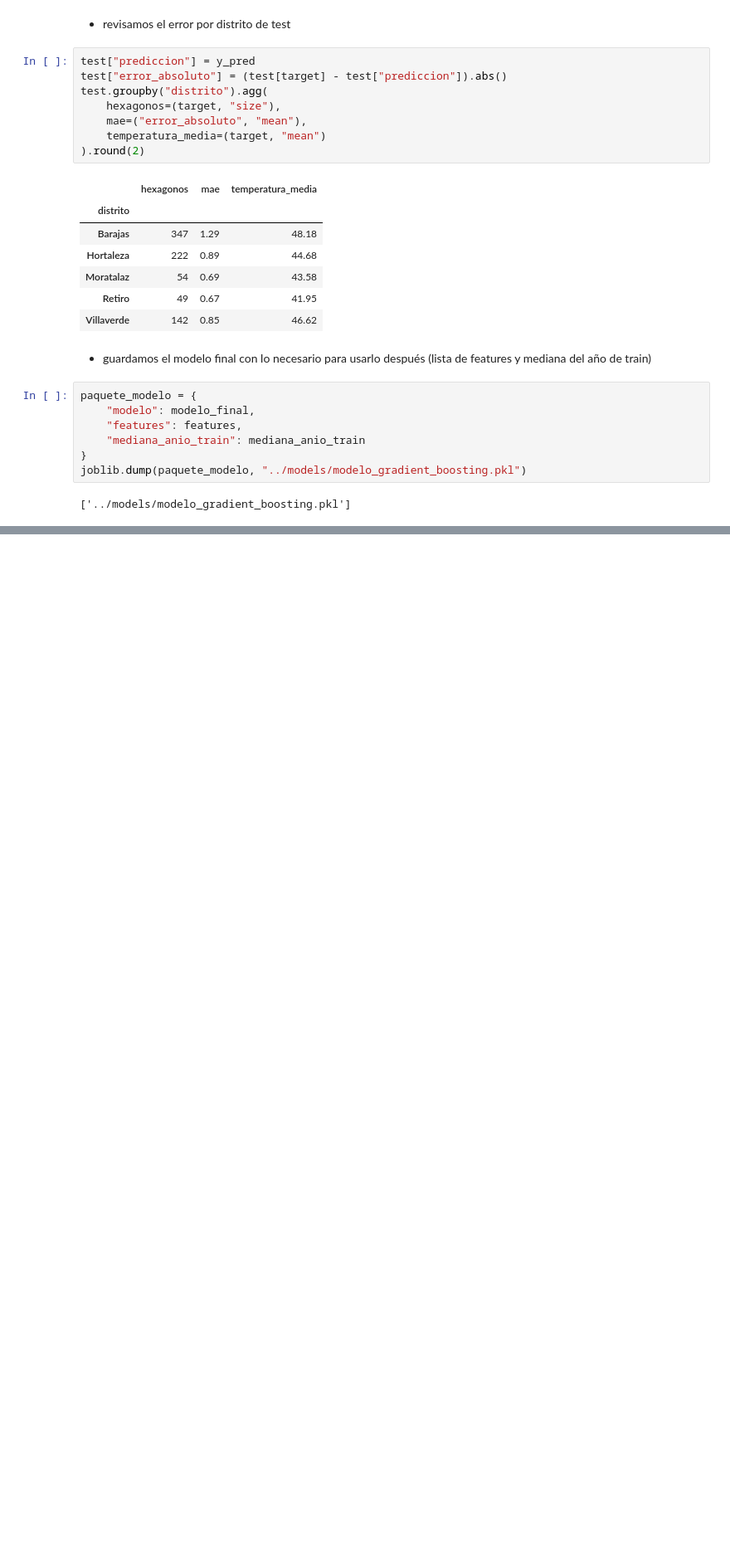
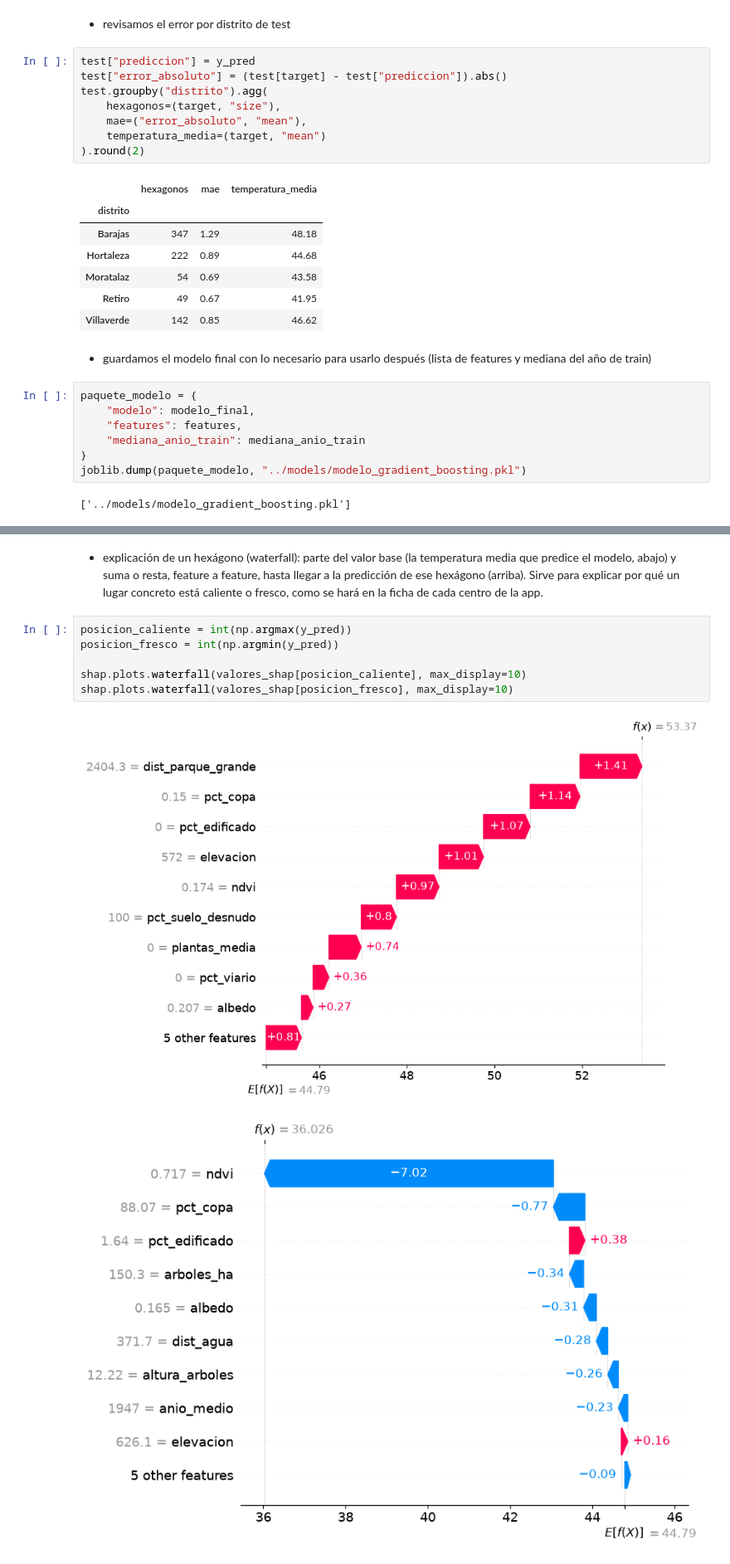
Before and after one commit to Juancarlosdelmarlostanau/calor-mayores-madrid, a Jupyter notebook: notebooks/modelo.ipynb, the cells around one changed output, grey strips where cells are left out. Shown at 83% size. Cells and saved outputs as stored; diff of their text form; blank space fills up the shorter version.

```diff
--- a/notebooks/modelo.ipynb
+++ b/notebooks/modelo.ipynb
@@ -439,0 +512,11 @@ joblib.dump(paquete_modelo, "../models/modelo_gradient_boosting.pkl")
+# %% [markdown]
+- explicación de un hexágono (waterfall): parte del valor base (la temperatura media que predice el modelo, abajo) y suma o resta, feature a feature, hasta llegar a la predicción de ese hexágono (arriba). Sirve para explicar por qué un lugar concreto está caliente o fresco, como se hará en la ficha de cada centro de la app.
+# %%
+posicion_caliente = int(np.argmax(y_pred))
+posicion_fresco = int(np.argmin(y_pred))
+
+shap.plots.waterfall(valores_shap[posicion_caliente], max_display=10)
+shap.plots.waterfall(valores_shap[posicion_fresco], max_display=10)
+# %% [output]
+[figure, added]
+[figure, added]
```
Also changed, not shown: parts of 19 cells of this notebook.
